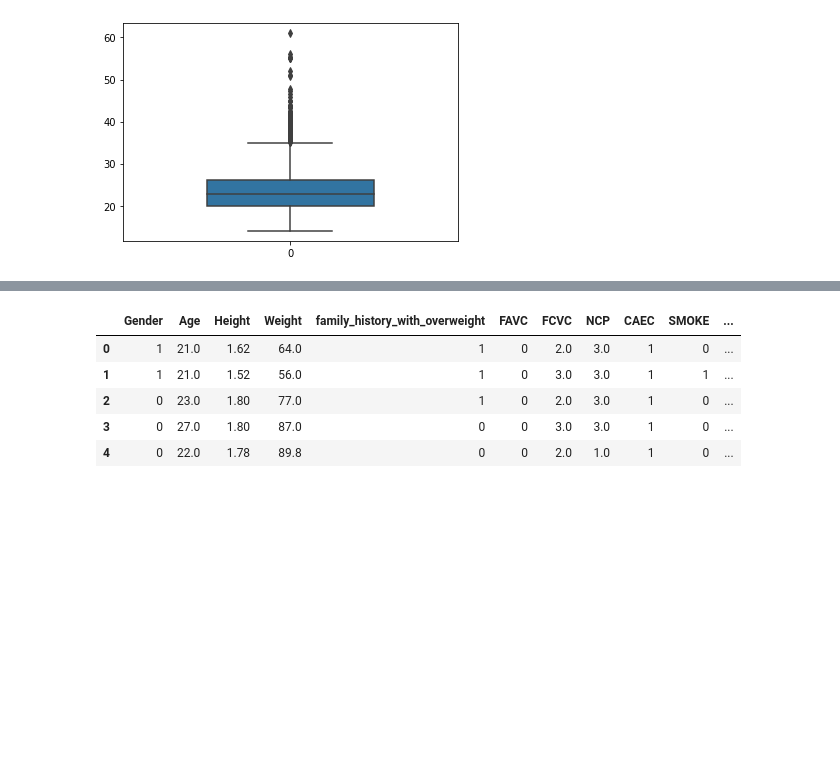
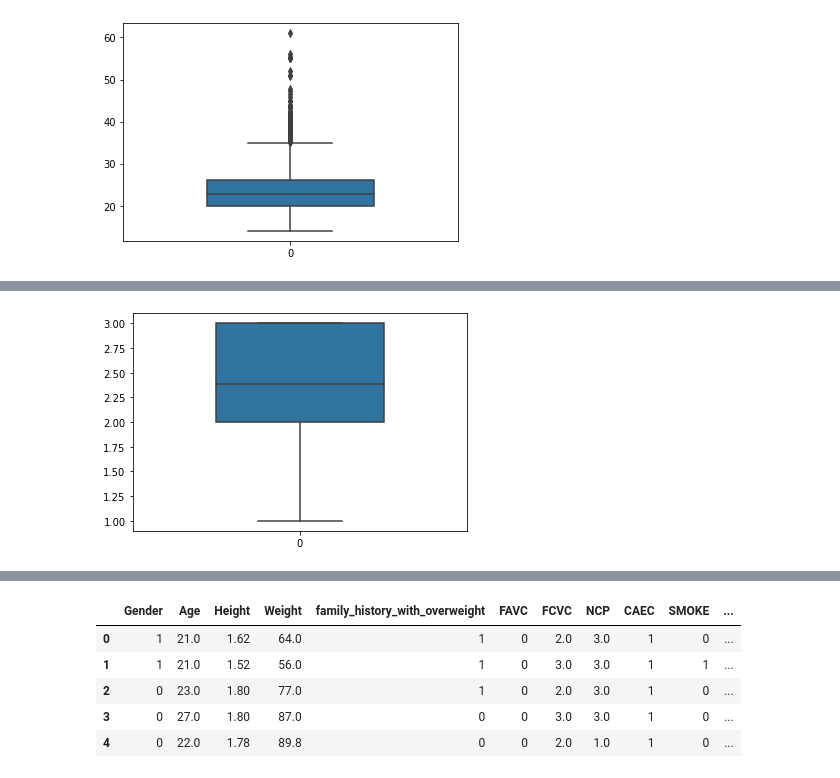
Before and after one commit to Andnaror/InformeDL, a Jupyter notebook: Informe.ipynb, the cells around one changed output, grey strips where cells are left out. Saved outputs shown, nothing was run; the diff lists cells and outputs as text; code cells hidden in the pictures; blank space fills up the shorter version.

```diff
--- a/Informe.ipynb
+++ b/Informe.ipynb
@@ -163,0 +176,7 @@ plt.show()
+# %%
+box_data = obesidad.FCVC #variable representing the data array
+box_target = obesidad.FCVC #variable representing the labels array
+sns.boxplot(data = box_data,width=0.5,fliersize=5)
+plt.show()
+# %% [output]
+[figure, added]
```
Also changed, not shown: parts of 18 cells of this notebook.
